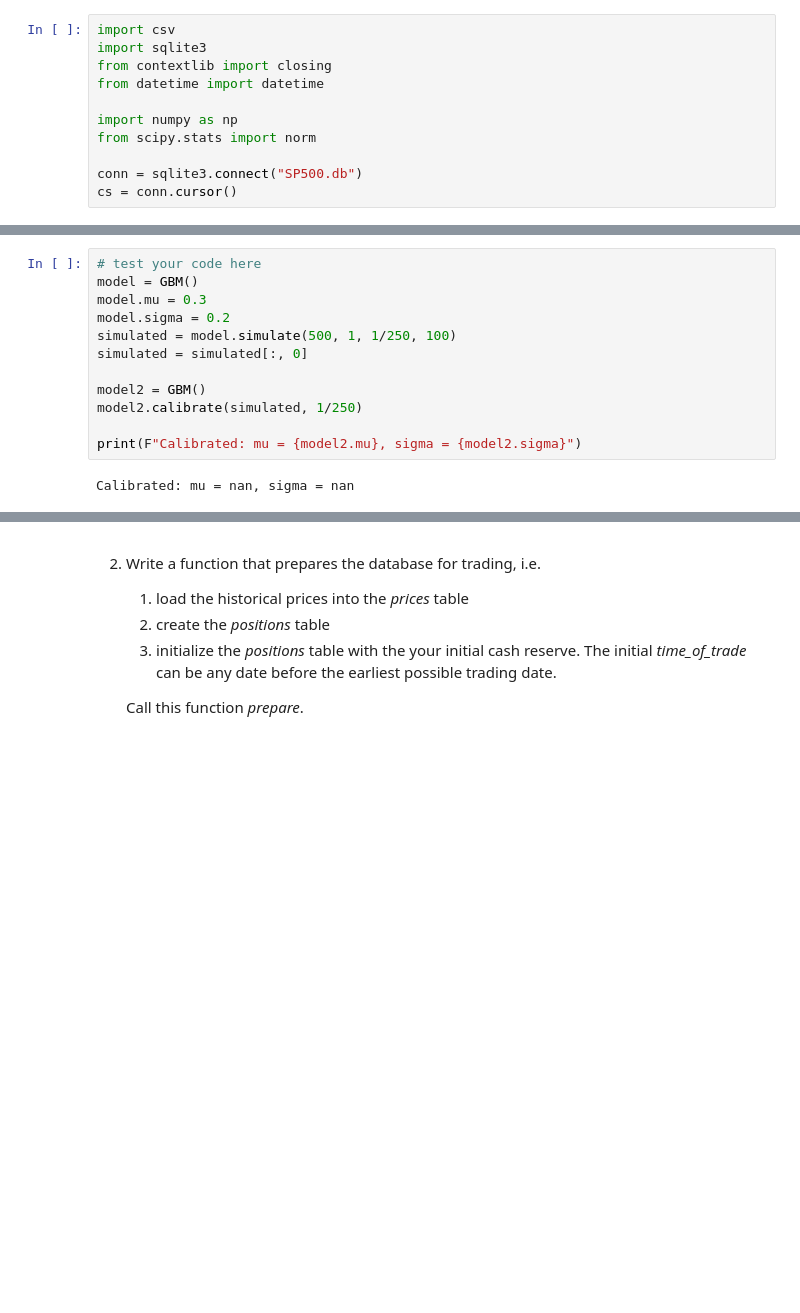
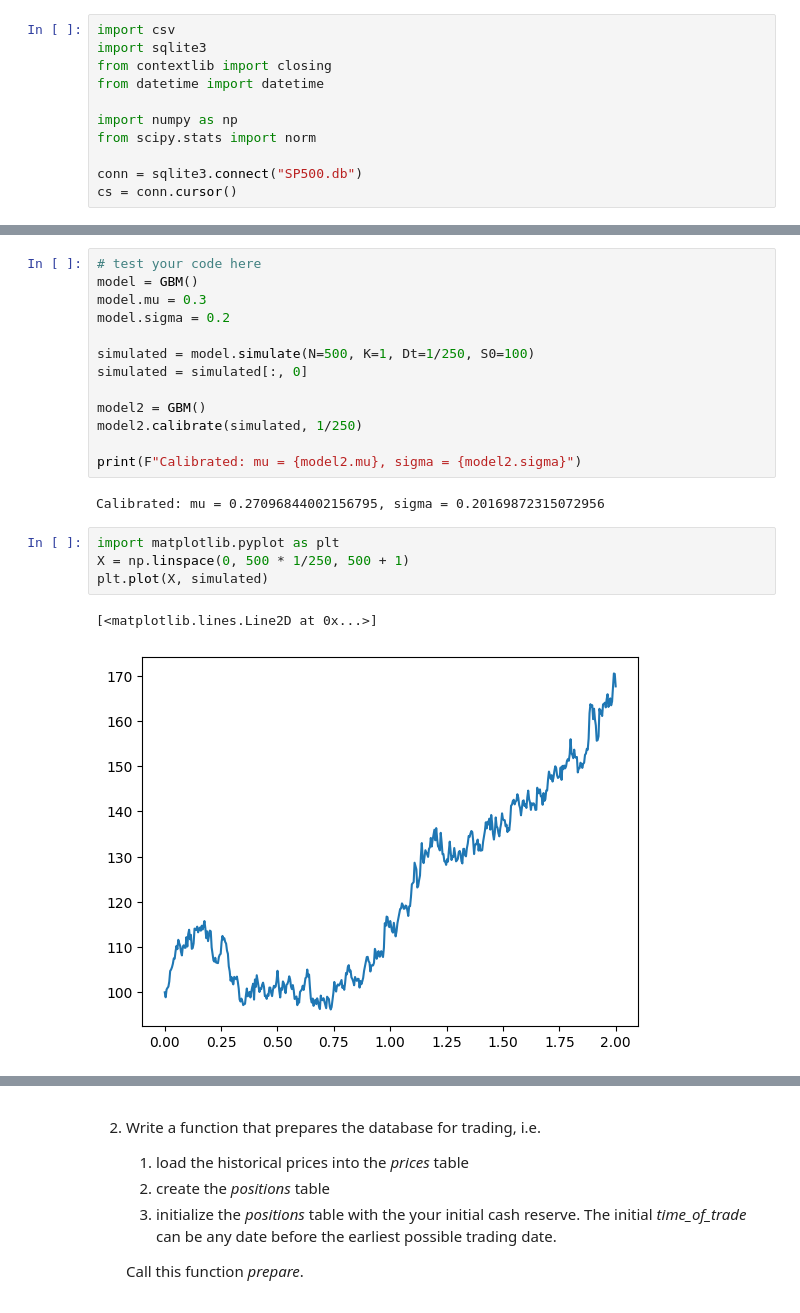
Before and after one commit to miharothl/und-ai-trading-strategies, a Jupyter notebook: project-5/Project_Learner.ipynb, the cells around one changed output, grey strips where cells are left out. Saved outputs shown, nothing was run; the diff lists cells and outputs as text; blank space fills up the shorter version.

```diff
--- a/project-5/Project_Learner.ipynb
+++ b/project-5/Project_Learner.ipynb
@@ -59,7 +81,8 @@ class GBM:
 model = GBM()
 model.mu = 0.3
 model.sigma = 0.2
-simulated = model.simulate(500, 1, 1/250, 100)
+
+simulated = model.simulate(N=500, K=1, Dt=1/250, S0=100)
 simulated = simulated[:, 0]
 
 model2 = GBM()
@@ -67,4 +90,11 @@ model2.calibrate(simulated, 1/250)
 
 print(F"Calibrated: mu = {model2.mu}, sigma = {model2.sigma}")
 # %% [output]
-Calibrated: mu = nan, sigma = nan
+Calibrated: mu = 0.27096844002156795, sigma = 0.20169872315072956
+# %%
+import matplotlib.pyplot as plt
+X = np.linspace(0, 500 * 1/250, 500 + 1)
+plt.plot(X, simulated)
+# %% [output]
+[<matplotlib.lines.Line2D at 0x...>]
+[figure, added]
```
Also changed, not shown: parts of 8 cells of this notebook, 4 other files.
